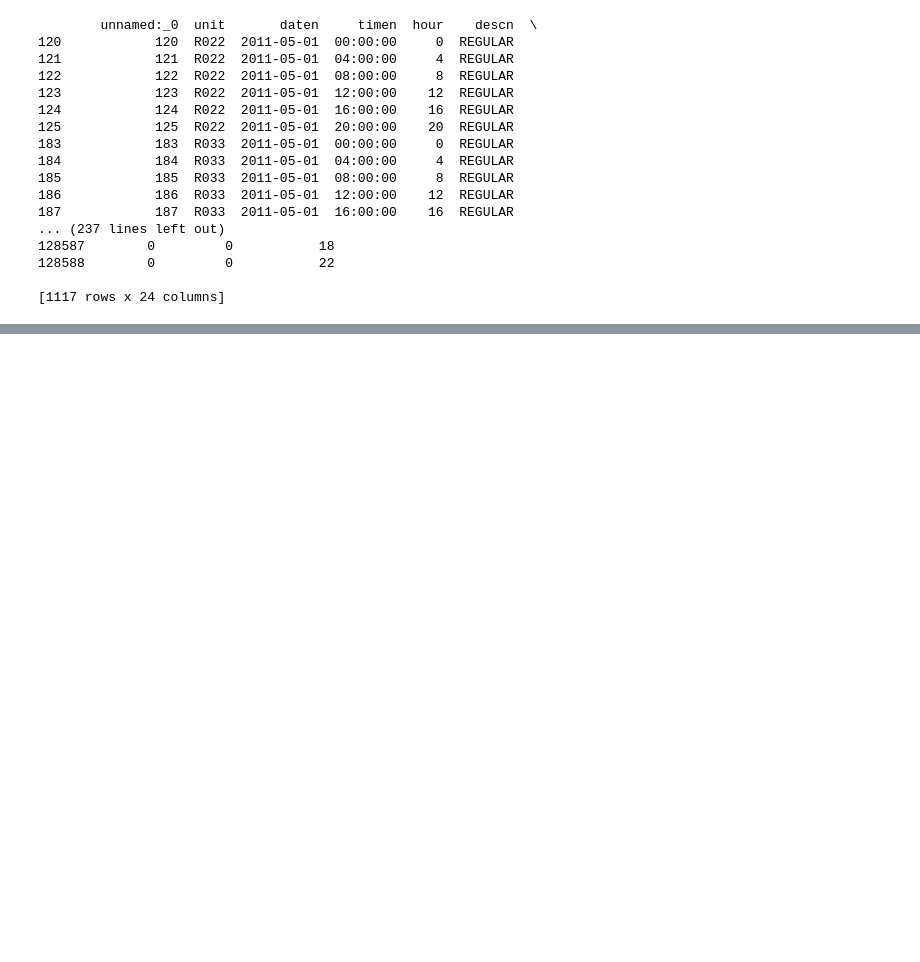
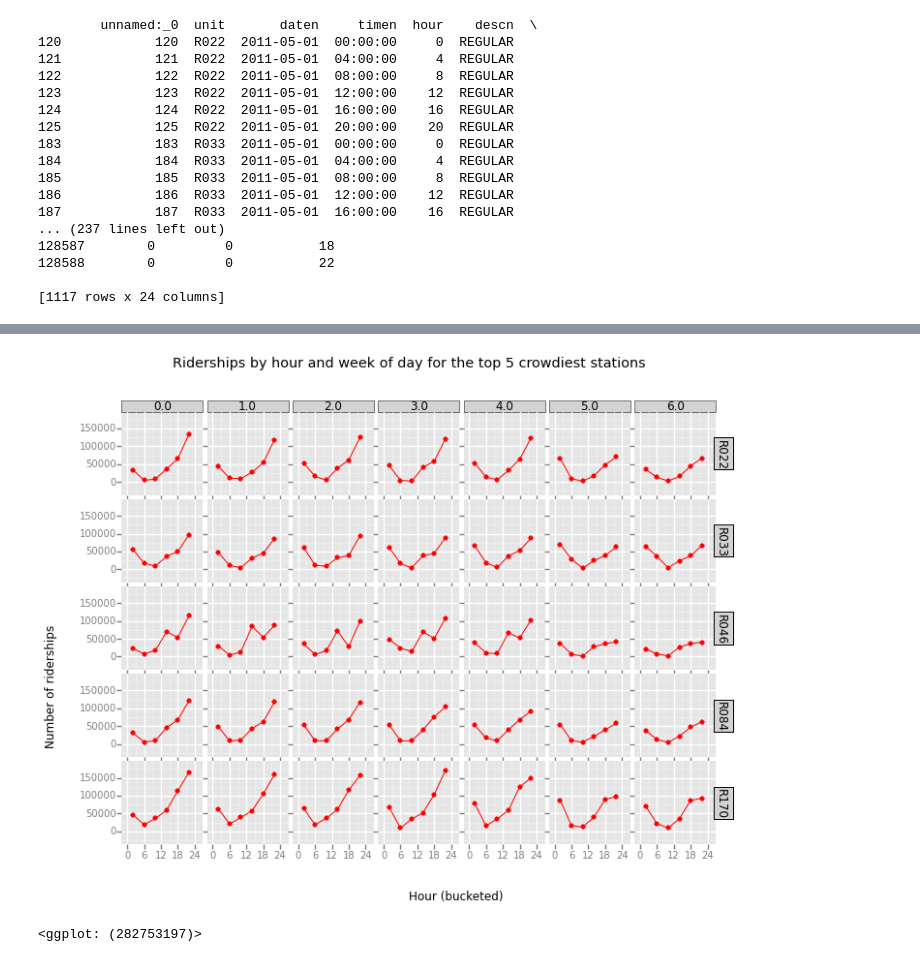
Before and after one commit to jijiewang2014/udacity-intro-data-science, a Jupyter notebook: subway_viz2.ipynb, the cells around one changed output, grey strips where cells are left out. Saved outputs shown, nothing was run; the diff lists cells and outputs as text; code cells hidden in the pictures; blank space fills up the shorter version.

Commit message:
riderships plot with facets

```diff
--- a/subway_viz2.ipynb
+++ b/subway_viz2.ipynb
@@ -121,3 +121,10 @@ print turnstile_weather_small
 128588        0         0           22
 
 [1117 rows x 24 columns]
+# %%
+q = """
+select unit, week_day, hour_bucket, sum(entriesn_hourly)
+from turnstile_weather_small
+group by unit, week_day, hour_bucket
+"""
+entries_unit_week_day = pandasql.sqldf(q.lower(), locals())
@@ -123,0 +151,9 @@ print turnstile_weather_small
+# %%
+ggplot(entries_unit_week_day, aes('hour_bucket', 'sum(entriesn_hourly)')) + \
+    geom_point(color='red') + geom_line(color='red') + \
+    facet_grid('unit', 'week_day') + \
+    xlab('Hour (bucketed)') + ylab('Number of riderships') + \
+    ggtitle("Riderships by hour and week of day for the top 5 crowdiest stations")
+# %% [output]
+[figure, added]
+<ggplot: (282753197)>
```
Also changed, not shown: parts of 2 cells of this notebook.
